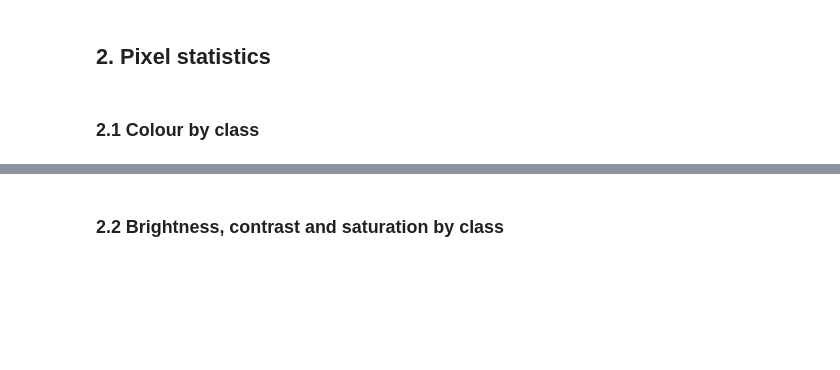
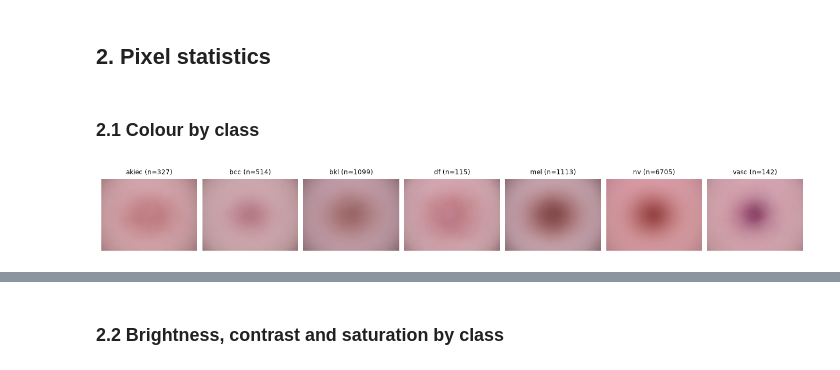
Before and after one commit to vhrabar/local-vs-global-skin-lesions, a Jupyter notebook: notebooks/Image Analysis.ipynb, the cells around one changed output, grey strips where cells are left out. Saved outputs shown, nothing was run; the diff lists cells and outputs as text; code cells hidden in the pictures; blank space fills up the shorter version.

```diff
--- a/notebooks/Image Analysis.ipynb
+++ b/notebooks/Image Analysis.ipynb
@@ -88,2 +161,9 @@ array([<Axes: ylabel='akiec'>, <Axes: >, <Axes: >, <Axes: >, <Axes: >,
 # %% [markdown]
 ### 2.1 Colour by class
+# %%
+sample_paths = train["image_path"].to_list()
+sample_labels = train["dx"].cast(pl.String).to_list()
+
+kx.plot(sample_paths, sample_labels, "meanimg", interpolation="antialiased");
+# %% [output]
+[figure, added]
```
Also changed, not shown: parts of 11 cells of this notebook.
